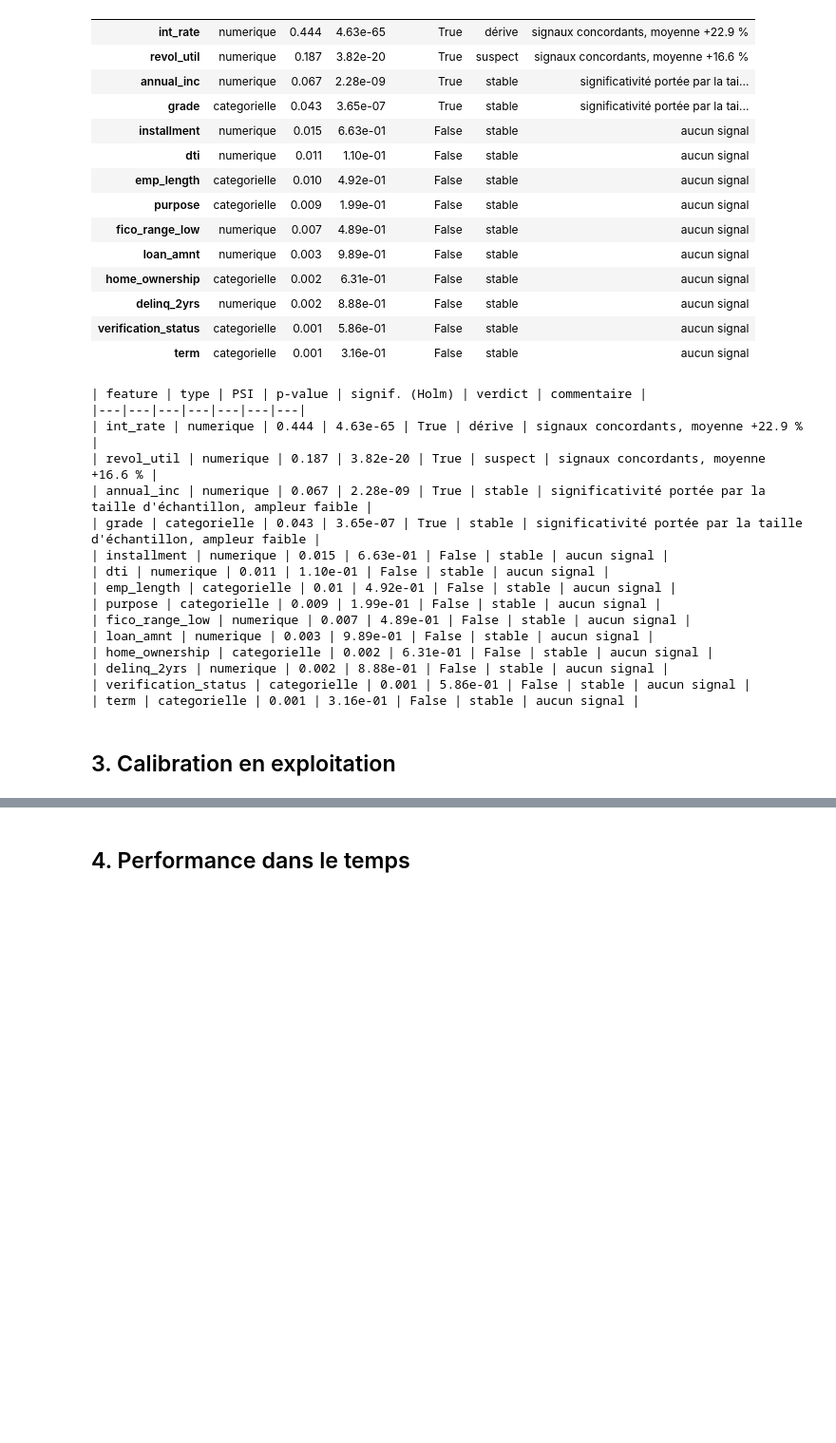
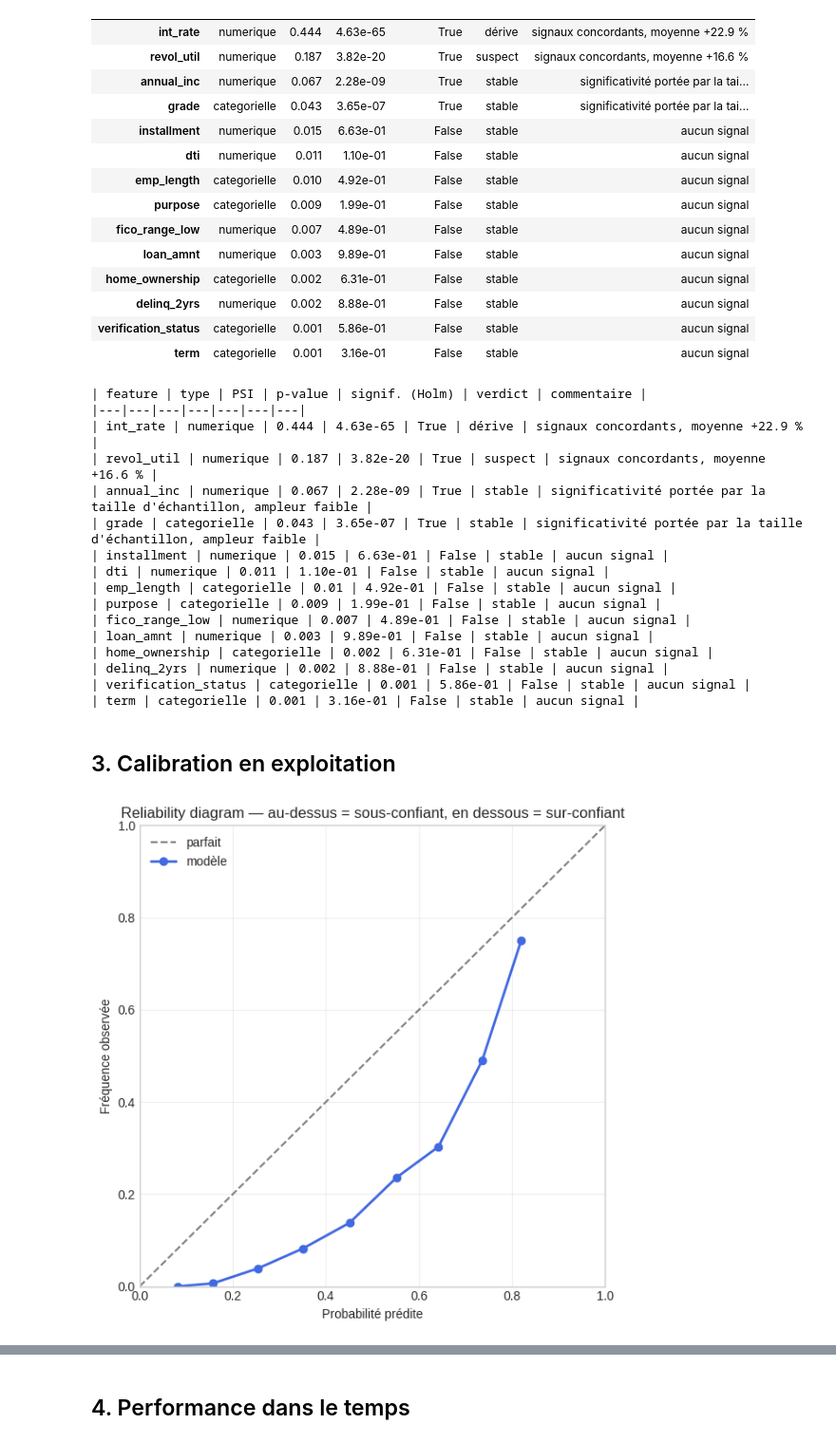
Before and after one commit to A949196/m6-b1-joelle-tom, a Jupyter notebook: notebooks/M6-B1_tom-joelle.ipynb, the cells around one changed output, grey strips where cells are left out. Shown at 95% size. Saved outputs shown, nothing was run; the diff lists cells and outputs as text; code cells hidden in the pictures; blank space fills up the shorter version.

```diff
--- a/notebooks/M6-B1_tom-joelle.ipynb
+++ b/notebooks/M6-B1_tom-joelle.ipynb
@@ -337,8 +337,8 @@ missing = required_cols - set(df.columns)
 if missing:
     raise ValueError(f"Colonnes manquantes : {sorted(missing)}")
 
-p = df["proba_default"].clip(0, 1).astype(float)
-y = df["true_label"].astype(int)
+p_all = df["proba_default"].clip(0, 1).astype(float)
+y_all = df["true_label"].astype(int)
 
 # ---------------------------
 # 2) Score de calibration
@@ -349,74 +349,67 @@ brier_score = ((y - p) ** 2).mean()
 # ---------------------------
 # 3) Reliability diagram
 # ---------------------------
-# On découpe la probabilité en 10 bins de 0.1
-bins = np.linspace(0, 1, 11)
-bin_ids = np.digitize(p, bins[:-1], right=False)
+def reliability(proba: pd.Series, y_true: pd.Series, n_bins: int = 10) -> tuple[pd.DataFrame, float, float]:
+    """Retourne (table par bin, brier_score, ece).
 
-rows = []
-for i in range(len(bins) - 1):
-    mask = bin_ids == i
-    if not mask.any():
-        continue
+    Bins de largeur fixe 0.1. `gap = acc - conf` : positif = sous-confiant,
+    négatif = sur-confiant.
+    """
+    proba = pd.Series(proba).clip(0, 1).astype(float).reset_index(drop=True)
+    y_true = pd.Series(y_true).astype(int).reset_index(drop=True)
+    brier = float(((y_true - proba) ** 2).mean())
 
-    conf = p[mask].mean()
-    acc = y[mask].mean()
-    n_bin = int(mask.sum())
+    bins = np.linspace(0, 1, n_bins + 1)
+    bin_ids = np.digitize(proba, bins[:-1], right=False)
+    rows = []
+    for i in range(1, n_bins + 1):
+        mask = bin_ids == i
+        if not mask.any():
+            continue
+        conf, acc = proba[mask].mean(), y_true[mask].mean()
+        rows.append({"bin": i, "conf": conf, "acc": acc,
+                     "count": int(mask.sum()), "gap": acc - conf})
 
-    rows.append({
-        "bin": i,
-        "conf": conf,
-        "acc": acc,
-        "count": n_bin,
-        "gap": acc - conf,
-    })
+    table = pd.DataFrame(rows)
+    ece = float(((table["count"] / len(proba)) * table["gap"].abs()).sum())
+    return table, brier, ece
 
-cal = pd.DataFrame(rows)
 
-# ECE : Expected Calibration Error
-ece = ((cal["count"] / len(df)) * cal["gap"].abs()).sum()
+def verdict_calibration(table: pd.DataFrame, ece: float) -> str:
+    """Sur-confiant / sous-confiant / bien calibré."""
+    mean_gap = table["gap"].mean()
+    if ece < 0.05 and abs(mean_gap) < 0.05:
+        return "bien calibré"
+    return "sur-confiant" if mean_gap < 0 else "sous-confiant"
 
-print(f"Brier score = {brier_score:.4f}")
-print(f"ECE = {ece:.4f}")
-print(cal.to_string(index=False))
+
+cal, brier_score, ece_global = reliability(p_all, y_all)
 
 # ---------------------------
 # 4) Graphe
 # ---------------------------
-fig, ax = plt.subplots(figsize=(7, 7))
-
-# Diagonale parfaite
+fig, ax = plt.subplots(figsize=(6, 6))
 ax.plot([0, 1], [0, 1], "--", color="gray", linewidth=1.5, label="parfait")
-
-# Courbe observée
 ax.plot(cal["conf"], cal["acc"], marker="o", linewidth=2, color="royalblue", label="modèle")
-
 ax.set_xlim(0, 1)
 ax.set_ylim(0, 1)
 ax.set_xlabel("Probabilité prédite")
 ax.set_ylabel("Fréquence observée")
-ax.set_title("Reliability diagram")
+ax.set_title("Reliability diagram — au-dessus = sous-confiant, en dessous = sur-confiant")
 ax.grid(alpha=0.3)
 ax.legend()
 plt.tight_layout()
 plt.show()
 
 # ---------------------------
 # 5) Interprétation
 # ---------------------------
 # Cas 1 : points au-dessus de la diagonale => sous-confiant
 # Cas 2 : points en dessous de la diagonale => sur-confiant
 # Cas 3 : points proches de la diagonale => bien calibré
 
-mean_gap = (cal["acc"] - cal["conf"]).mean()
-
-if ece < 0.05 and abs(mean_gap) < 0.05:
-    verdict = "Le modèle est bien calibré."
-elif mean_gap < 0:
-    verdict = "Le modèle est sur-confiant : il surestime les probabilités."
-else:
-    verdict = "Le modèle est sous-confiant : il sous-estime les probabilités."
-
-print("\nVerdict :")
-print(verdict)
+print(f"Brier score = {brier_score:.4f}   ECE = {ece_global:.4f}")
+print(cal.to_string(index=False))
+print(f"\nVerdict : le modèle est {verdict_calibration(cal, ece_global)}.")
 # %% [output]
+[figure, new version]
```
Also changed, not shown: parts of 5 cells of this notebook.
